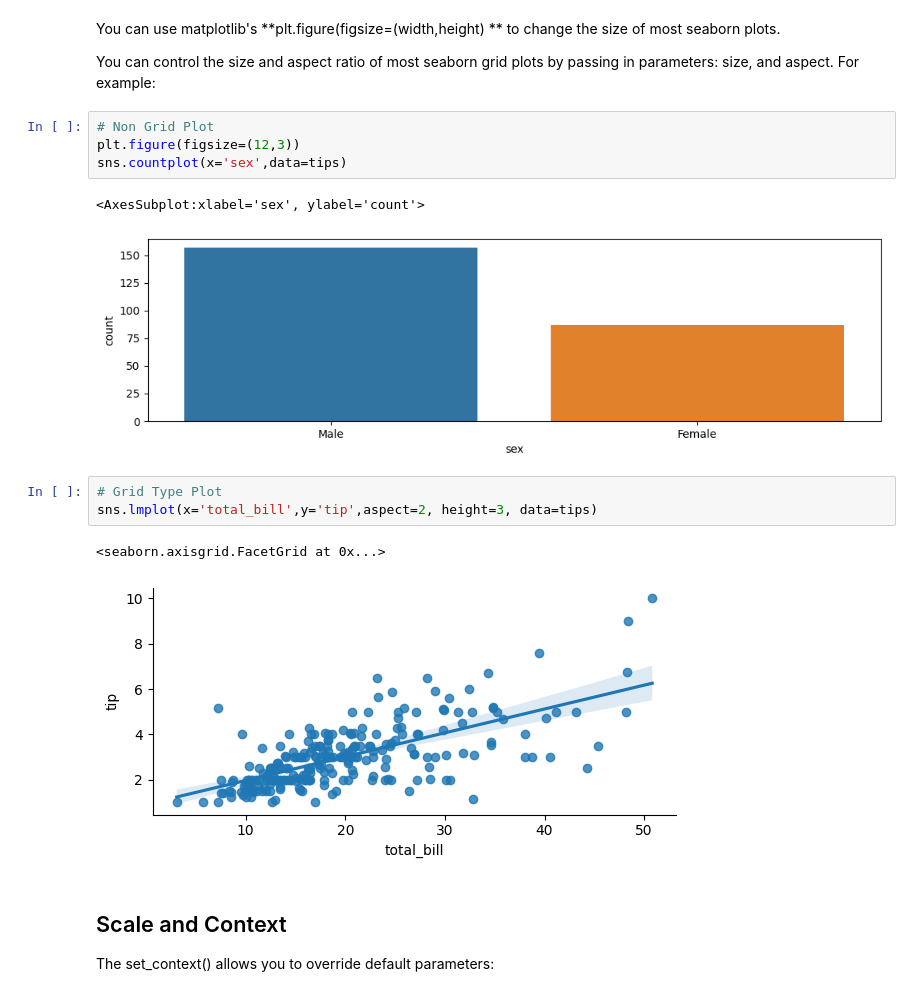
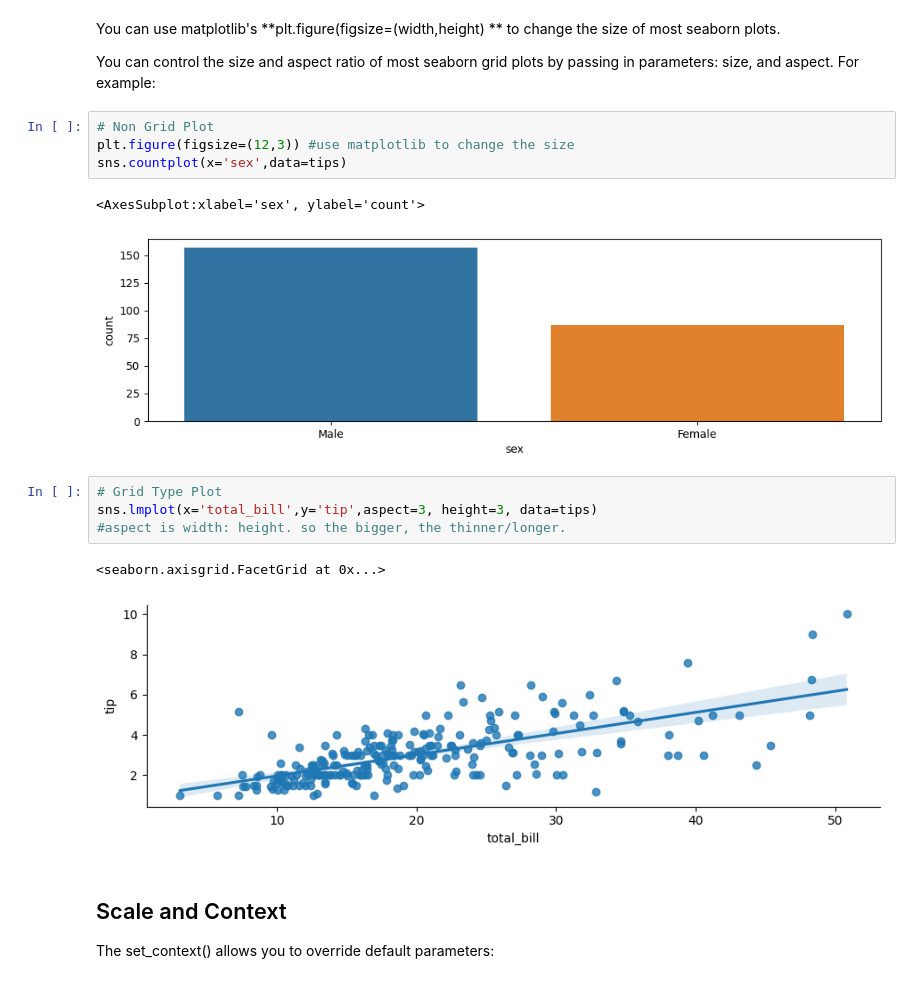
Before and after one commit to llu13701/WSP_PUBLIC, a Jupyter notebook: public_day2/python_day2.ipynb, the cells around one changed output. Cells and saved outputs as stored; diff of their text form.

```diff
--- a/public_day2/python_day2.ipynb
+++ b/public_day2/python_day2.ipynb
@@ -967,17 +1100,18 @@ You can use matplotlib's **plt.figure(figsize=(width,height) ** to change the si
 You can control the size and aspect ratio of most seaborn grid plots by passing in parameters: size, and aspect. For example:
 # %%
 # Non Grid Plot
-plt.figure(figsize=(12,3))
+plt.figure(figsize=(12,3)) #use matplotlib to change the size
 sns.countplot(x='sex',data=tips)
 # %% [output]
 <AxesSubplot:xlabel='sex', ylabel='count'>
 [figure]
 # %%
 # Grid Type Plot
-sns.lmplot(x='total_bill',y='tip',aspect=2, height=3, data=tips)
+sns.lmplot(x='total_bill',y='tip',aspect=3, height=3, data=tips)
+#aspect is width: height. so the bigger, the thinner/longer.
 # %% [output]
 <seaborn.axisgrid.FacetGrid at 0x...>
-[figure, old version]
+[figure, new version]
 # %% [markdown]
 ## Scale and Context
 
```
Also changed, not shown: parts of 57 cells of this notebook, 3 other files.
